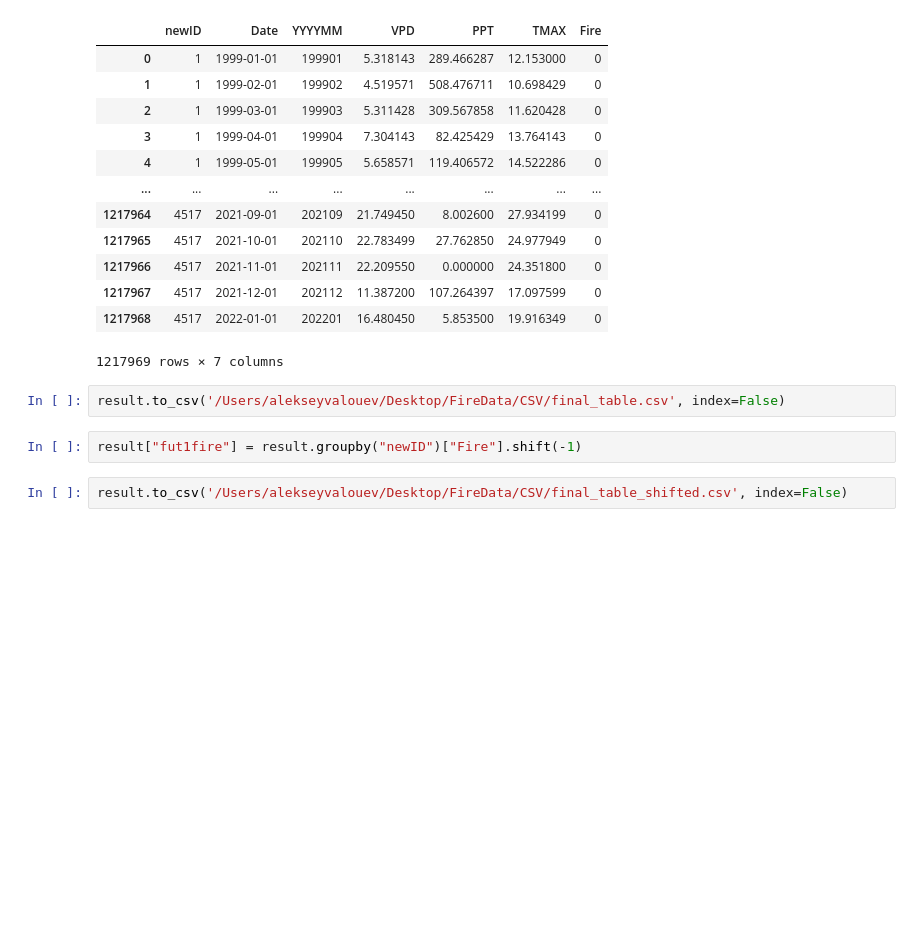
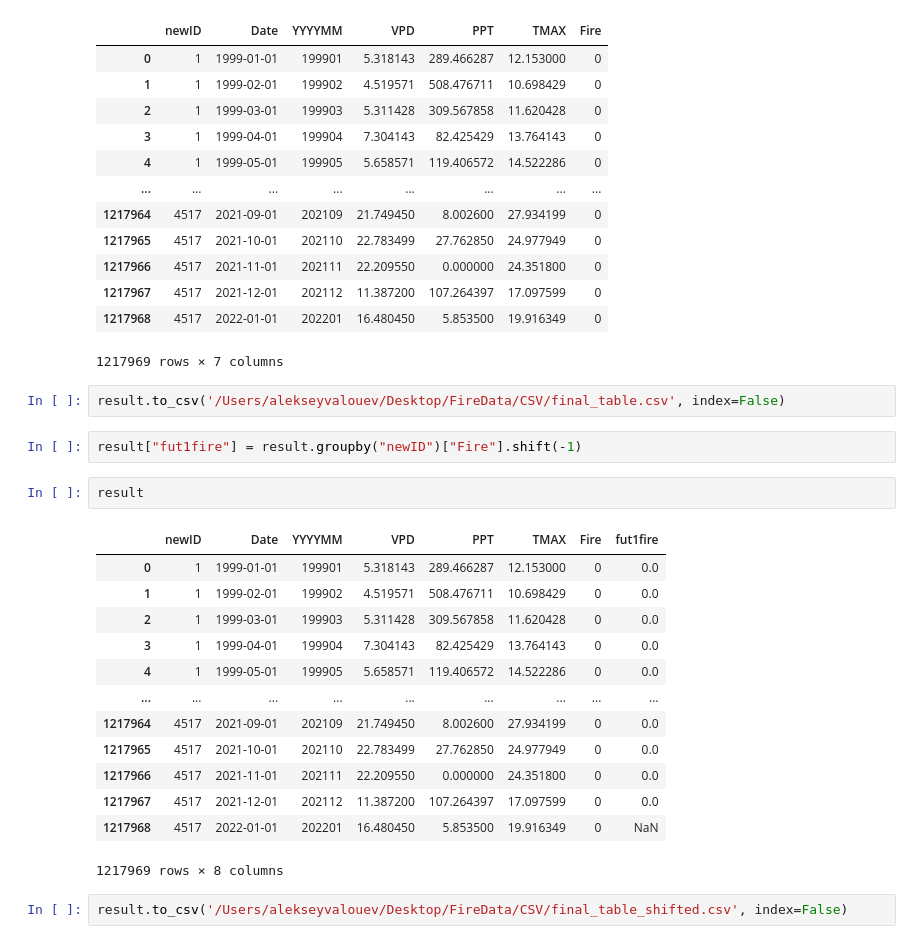
Before and after one commit to alekseyvalouev/FireML, a Jupyter notebook: Scripts/reformat_t2.ipynb, the cells around one changed output. Cells and saved outputs as stored; diff of their text form; blank space fills up the shorter version.

```diff
--- a/Scripts/reformat_t2.ipynb
+++ b/Scripts/reformat_t2.ipynb
@@ -198,5 +198,21 @@ result
 result.to_csv('/Users/alekseyvalouev/Desktop/FireData/CSV/final_table.csv', index=False)
 # %%
 result["fut1fire"] = result.groupby("newID")["Fire"].shift(-1)
+# %%
+result
+# %% [output]
+|  | newID | Date | YYYYMM | VPD | PPT | TMAX | Fire | fut1fire |
+| 0 | 1 | 1999-01-01 | 199901 | 5.318143 | 289.466287 | 12.153000 | 0 | 0.0 |
+| 1 | 1 | 1999-02-01 | 199902 | 4.519571 | 508.476711 | 10.698429 | 0 | 0.0 |
+| 2 | 1 | 1999-03-01 | 199903 | 5.311428 | 309.567858 | 11.620428 | 0 | 0.0 |
+| 3 | 1 | 1999-04-01 | 199904 | 7.304143 | 82.425429 | 13.764143 | 0 | 0.0 |
+| 4 | 1 | 1999-05-01 | 199905 | 5.658571 | 119.406572 | 14.522286 | 0 | 0.0 |
+| ... | ... | ... | ... | ... | ... | ... | ... | ... |
+| 1217964 | 4517 | 2021-09-01 | 202109 | 21.749450 | 8.002600 | 27.934199 | 0 | 0.0 |
+| 1217965 | 4517 | 2021-10-01 | 202110 | 22.783499 | 27.762850 | 24.977949 | 0 | 0.0 |
+| 1217966 | 4517 | 2021-11-01 | 202111 | 22.209550 | 0.000000 | 24.351800 | 0 | 0.0 |
+| 1217967 | 4517 | 2021-12-01 | 202112 | 11.387200 | 107.264397 | 17.097599 | 0 | 0.0 |
+| 1217968 | 4517 | 2022-01-01 | 202201 | 16.480450 | 5.853500 | 19.916349 | 0 | NaN |
+1217969 rows × 8 columns
 # %%
 result.to_csv('/Users/alekseyvalouev/Desktop/FireData/CSV/final_table_shifted.csv', index=False)
```
Also changed, not shown: 2 other files.
